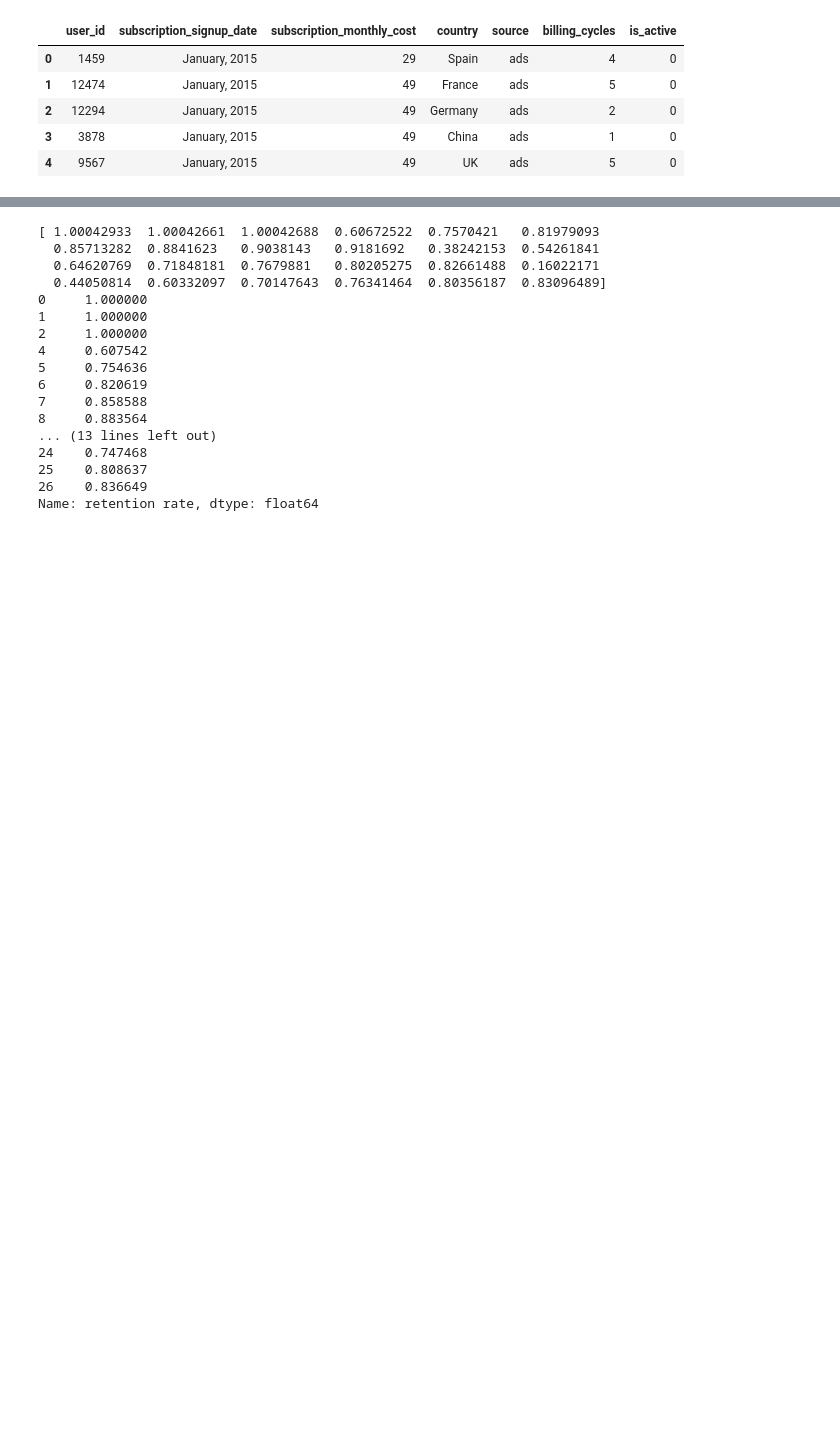
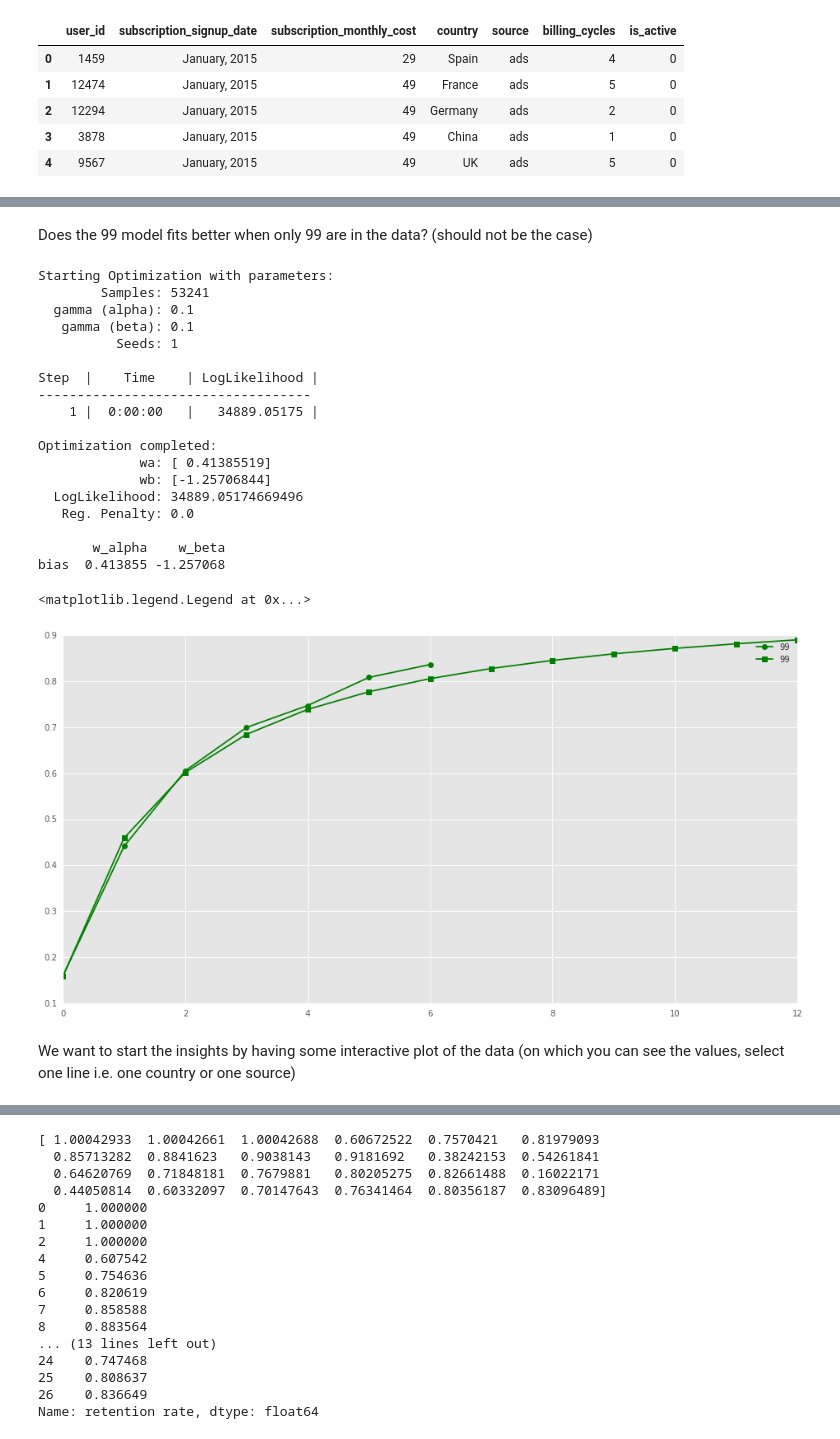
Before and after one commit to CyrilleDS/Survival_analysis, a Jupyter notebook: Subscriptions_1.ipynb, the cells around one changed output, grey strips where cells are left out. Drawn from its saved outputs; the diff is of its cells as text; code cells hidden in the pictures; blank space fills up the shorter version.

```diff
--- a/Subscriptions_1.ipynb
+++ b/Subscriptions_1.ipynb
@@ -507,0 +300,52 @@ py.iplot(fig)
+# %% [markdown]
+Does the 99 model fits better when only 99 are in the data? (should not be the case)
+# %%
+from sklearn.model_selection import train_test_split
+
+data = df_data_1.loc[lambda df: df.subscription_monthly_cost == 99][['is_active','billing_cycles']]
+
+train, test = train_test_split(data, test_size = 0.2)
+
+sbs = SBGSurvival(age='billing_cycles', alive='is_active',features=None,gamma=0.1,verbose=True)
+
+# Train model
+sbs.fit(data)
+# Summary of results
+print(sbs.summary())
+
+pred_test = test.reset_index().join([sbs.predict_churn(test, age=1, n_periods=13)])
+
+f, axis = plt.subplots(1, 1, figsize=(16, 8))
+
+axis.plot(df.loc[lambda df: (df.subscription_monthly_cost=='99')]['retention rate'].values[1:8], alpha=1, c=col_map['99'], label='99',marker='o')
+
+
+inter_churn_gross = pred_test.mean().values[3:]
+#print(inter_churn_gross)
+inter_prop_active = 1-np.roll(np.cumsum(pred_test.mean().values[3:]),1)
+inter_prop_active[0] = 1
+int_retention = 1 - inter_churn_gross/inter_prop_active
+axis.plot(int_retention, alpha=1, c=col_map['99'], label='99',marker="s")
+
+plt.legend()
+# %% [output]
+Starting Optimization with parameters:
+        Samples: 53241
+  gamma (alpha): 0.1
+   gamma (beta): 0.1
+          Seeds: 1
+
+Step  |    Time    | LogLikelihood |
+-----------------------------------
+    1 |  0:00:00   |   34889.05175 |
+
+Optimization completed:
+             wa: [ 0.41385519]
+             wb: [-1.25706844]
+  LogLikelihood: 34889.05174669496
+   Reg. Penalty: 0.0
+
+       w_alpha    w_beta
+bias  0.413855 -1.257068
+<matplotlib.legend.Legend at 0x...>
+[figure, added]
@@ -507,0 +365,2 @@ py.iplot(fig)
+# %% [markdown]
+We want to start the insights by having some interactive plot of the data (on which you can see the values, select one line i.e. one country or one source)
```
Also changed, not shown: parts of 50 cells of this notebook.
